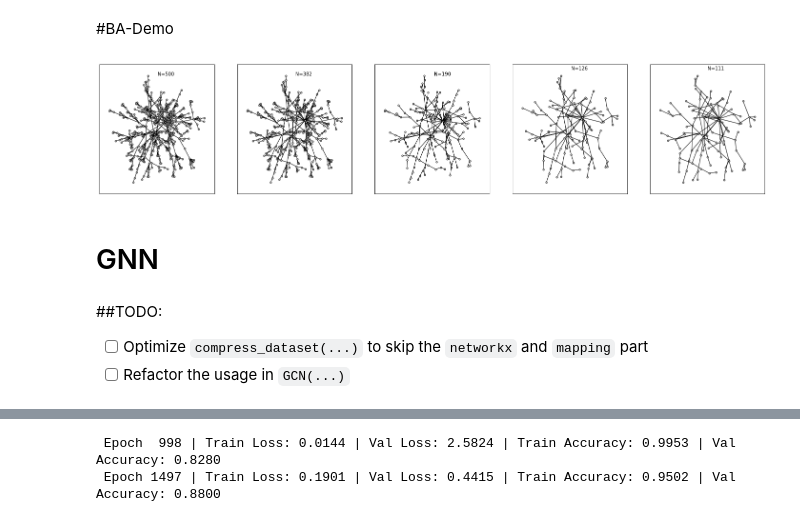
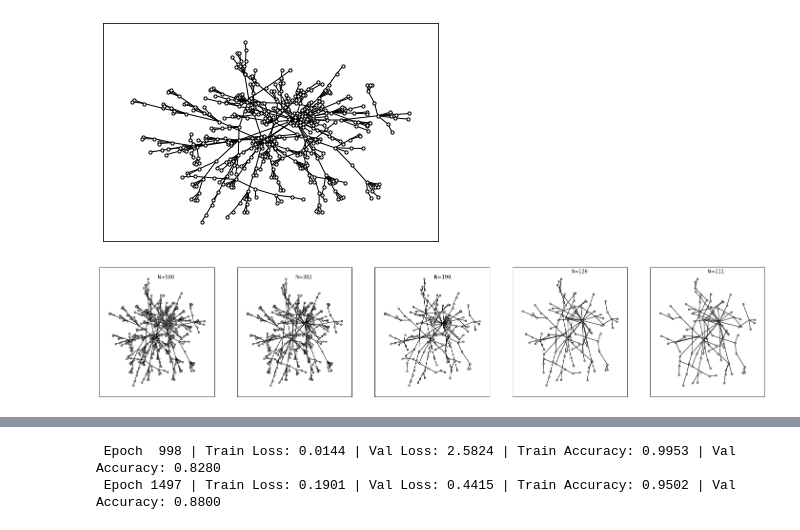
Before and after one commit to JudahGazit/ColabNotebooks, a Jupyter notebook: zoomout.ipynb, the cells around one changed output, grey strips where cells are left out. Drawn from its saved outputs; the diff is of its cells as text; code cells hidden in the pictures.

```diff
--- a/zoomout.ipynb
+++ b/zoomout.ipynb
@@ -101,2 +42,0 @@ def compress(graph, t, device=None):
-# %% [markdown]
-#BA-Demo
@@ -119,3 +47,7 @@ comps = list(nx.connected_components(graph))
 graph = nx.Graph(nx.convert_node_labels_to_integers(graph.subgraph(max(comps, key=len))))
 # %%
 pos = nx.layout.spring_layout(graph)
+# %%
+nx.draw_networkx(graph, pos, with_labels=False, node_size=10, node_color='w', edgecolors='k')
+# %% [output]
+[figure, added]
@@ -125,12 +91,6 @@ for t, ax in zip((0, 0.5, 1, 1.5, 2), axes):
     draw_compressed(graph, pos, t, ax)
 # %% [output]
 [figure]
-# %% [markdown]
-# GNN
-# %% [markdown]
-##TODO:
-- [ ] Optimize `compress_dataset(...)` to skip the `networkx` and `mapping` part
-- [ ] Refactor the usage in `GCN(...)`
 # %%
 import torch_geometric.utils.convert
 
```
Also changed, not shown: parts of 13 cells of this notebook.
